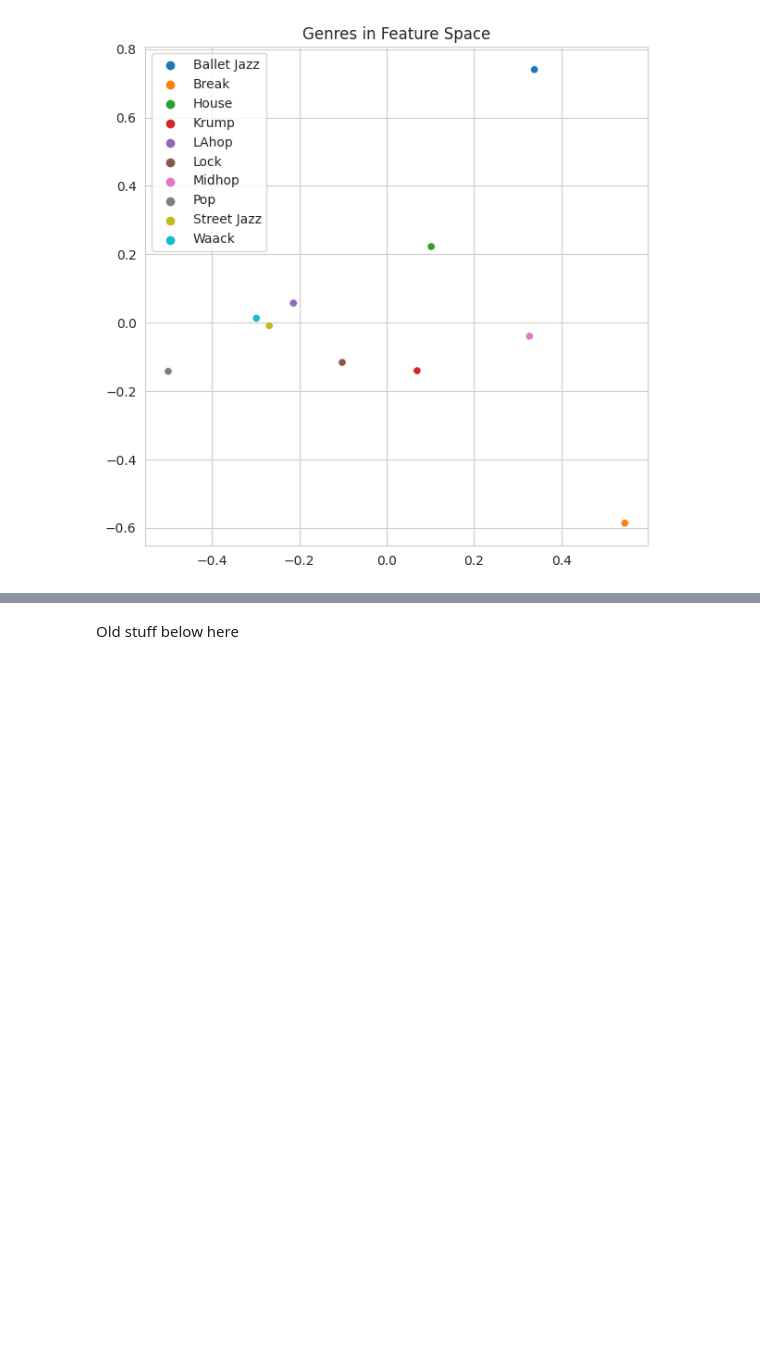
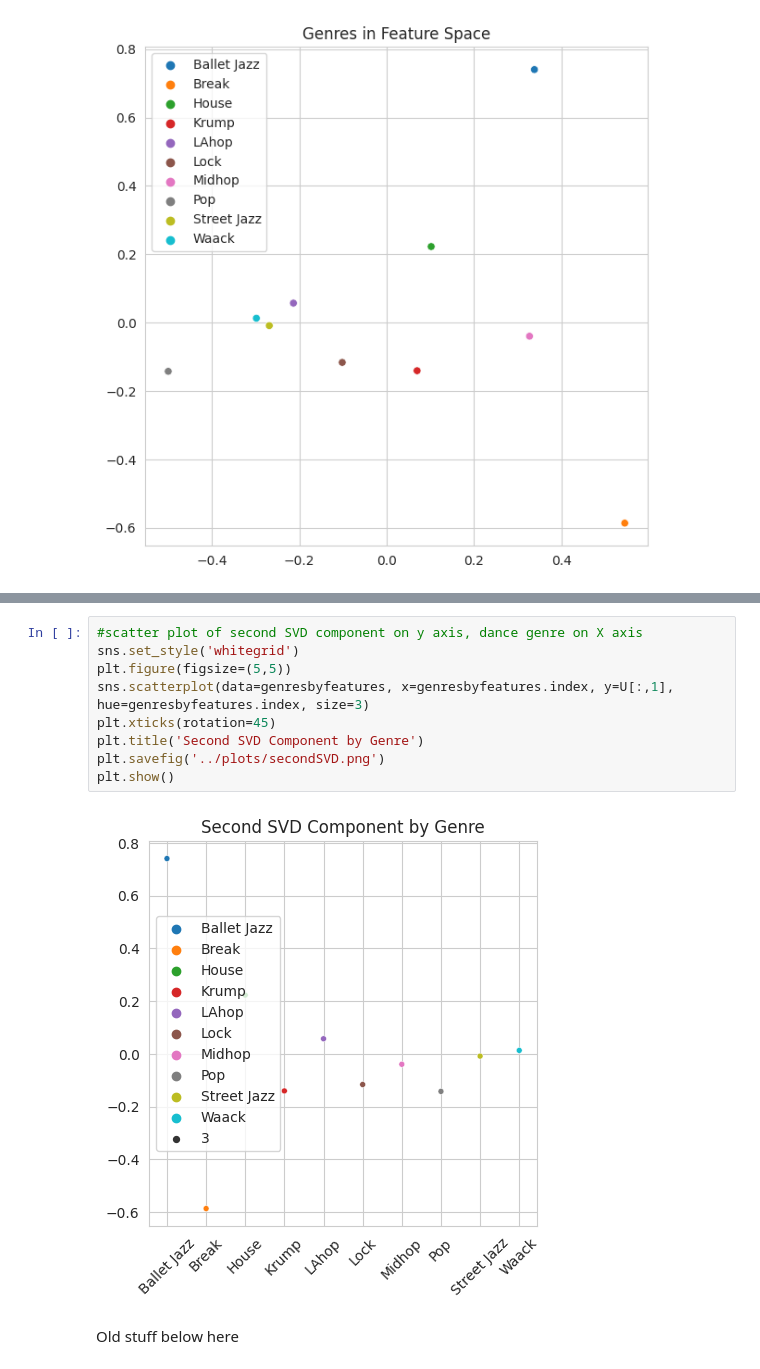
Before and after one commit to tBenBaker/MovementClassifier, a Jupyter notebook: DanceProj1/notebooks/03_inspectiondraft.ipynb, the cells around one changed output, grey strips where cells are left out. Cells and saved outputs as stored; diff of their text form; blank space fills up the shorter version.

```diff
--- a/DanceProj1/notebooks/03_inspectiondraft.ipynb
+++ b/DanceProj1/notebooks/03_inspectiondraft.ipynb
@@ -241,3 +259,14 @@ plt.show()
+# %%
+#scatter plot of second SVD component on y axis, dance genre on X axis
+sns.set_style('whitegrid')
+plt.figure(figsize=(5,5))
+sns.scatterplot(data=genresbyfeatures, x=genresbyfeatures.index, y=U[:,1], hue=genresbyfeatures.index, size=3)
+plt.xticks(rotation=45)
+plt.title('Second SVD Component by Genre')
+plt.savefig('../plots/secondSVD.png')
+plt.show()
+# %% [output]
+[figure, added]
 # %% [markdown]
 Old stuff below here
 # %%
```
Also changed, not shown: parts of 3 cells of this notebook, 4 other files.
